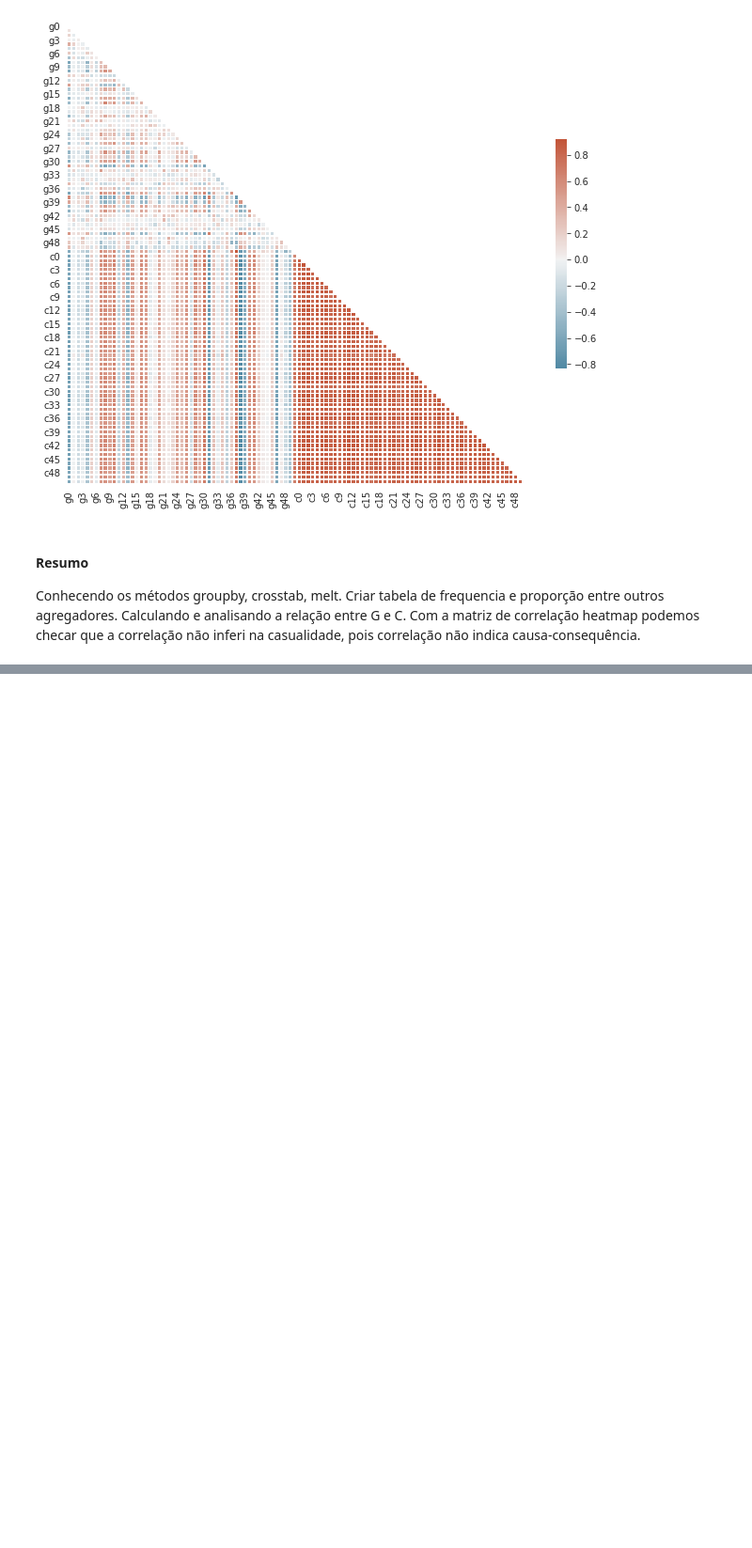
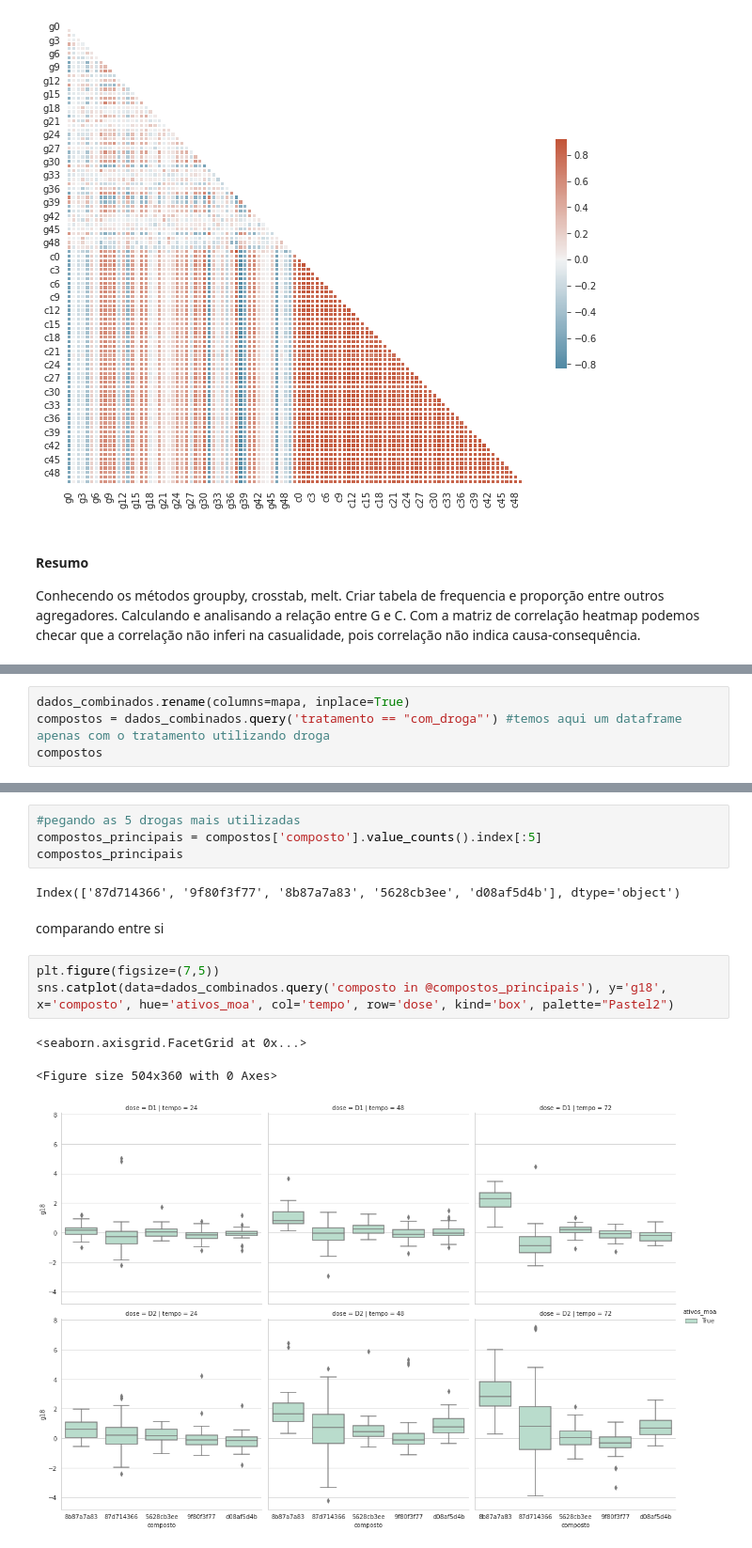
Before and after one commit to hywenklis/ImersaoDeDados, a Jupyter notebook: Imersão_de_Dados_Alura.ipynb, the cells around one changed output, grey strips where cells are left out. Shown at 94% size. Saved outputs shown, nothing was run; the diff lists cells and outputs as text; blank space fills up the shorter version.

```diff
--- a/Imersão_de_Dados_Alura.ipynb
+++ b/Imersão_de_Dados_Alura.ipynb
@@ -555,0 +896,4 @@ Calculando e analisando a relação entre G e C. Com a matriz de correlação he
+# %%
+dados_combinados.rename(columns=mapa, inplace=True)
+compostos = dados_combinados.query('tratamento == "com_droga"') #temos aqui um dataframe apenas com o tratamento utilizando droga
+compostos
@@ -555,0 +914,15 @@ Calculando e analisando a relação entre G e C. Com a matriz de correlação he
+# %%
+#pegando as 5 drogas mais utilizadas
+compostos_principais = compostos['composto'].value_counts().index[:5]
+compostos_principais
+# %% [output]
+Index(['87d714366', '9f80f3f77', '8b87a7a83', '5628cb3ee', 'd08af5d4b'], dtype='object')
+# %% [markdown]
+comparando entre si
+# %%
+plt.figure(figsize=(7,5))
+sns.catplot(data=dados_combinados.query('composto in @compostos_principais'), y='g18', x='composto', hue='ativos_moa', col='tempo', row='dose', kind='box', palette="Pastel2")
+# %% [output]
+<seaborn.axisgrid.FacetGrid at 0x...>
+<Figure size 504x360 with 0 Axes>
+[figure, added]
```
Also changed, not shown: parts of 61 cells of this notebook.
